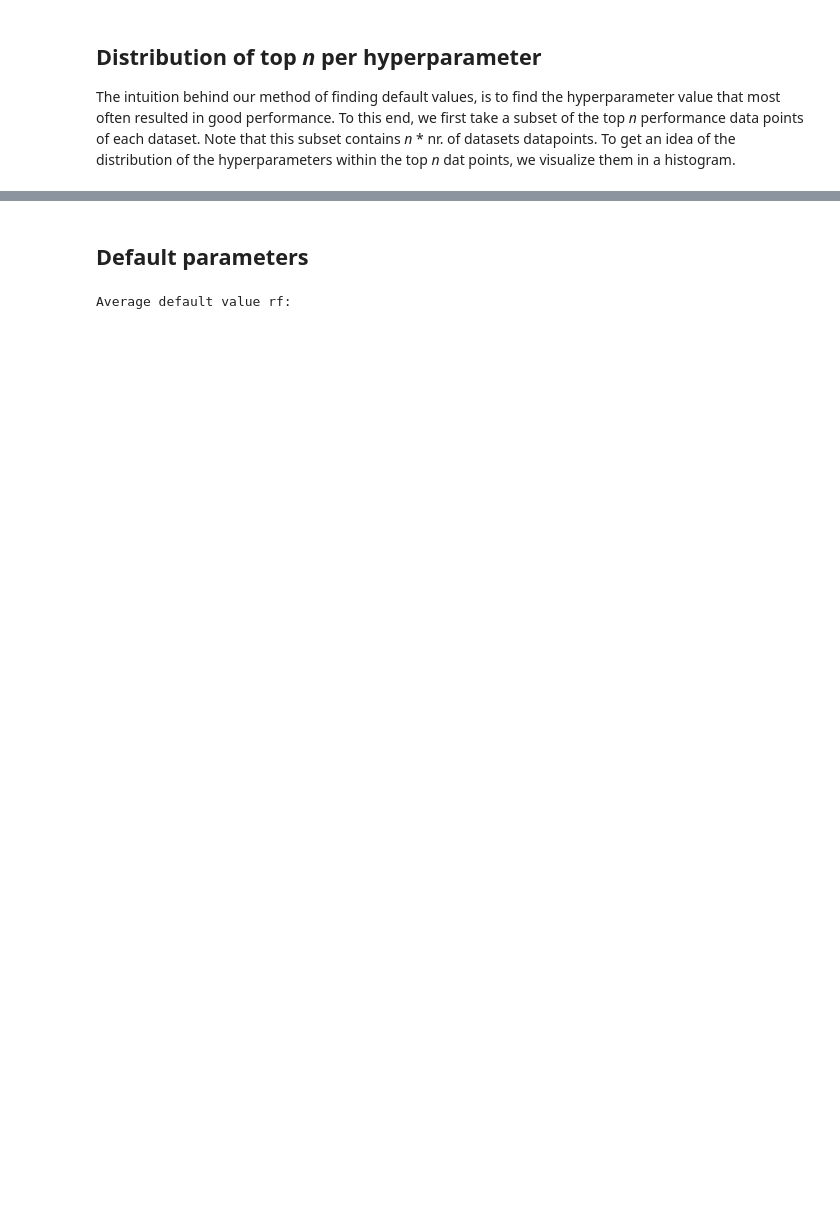
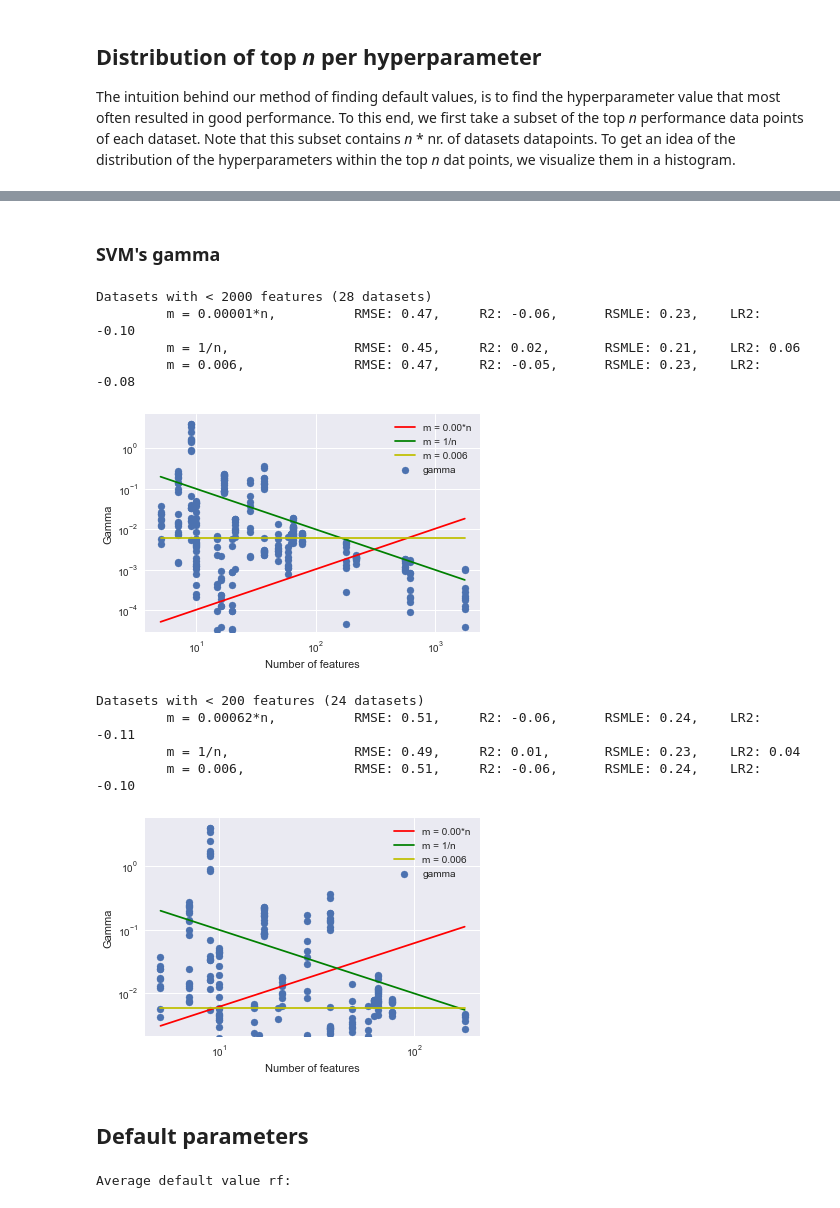
Before and after one commit to harel-coffee/hyperimp-auto, a Jupyter notebook: analysis experiment 1.ipynb, the cells around one changed output, grey strips where cells are left out. Drawn from its saved outputs; the diff is of its cells as text; code cells hidden in the pictures; blank space fills up the shorter version.

```diff
--- a/analysis experiment 1.ipynb
+++ b/analysis experiment 1.ipynb
@@ -84,3 +201,49 @@ if grid:
+# %% [markdown]
+### SVM's gamma
+# %%
+svm_topn = dfs[1]
+
+for filter_val in [2000, 200]:
+    svm_topn_f = svm_topn[svm_topn['NumberOfFeatures'] < filter_val]
+
+    print("Datasets with < %s features (%s datasets)" % (filter_val, len(svm_topn_f['task_id'].unique())))
+    x = svm_topn_f['NumberOfFeatures']
+    y = svm_topn_f['gamma']
+    plt.scatter(x,y)
+    for func in [func1, func4, func5]:
+        popt, pcov = curve_fit(func, x, y)
+        rmse, r_squared = evaluate(x, y, popt)
+        rmsle, r_squared_log = evaluate_log(x, y, popt)
+        x_plot = np.linspace(int(min(x)), int(max(x)), 100)
+        if func == func1:
+            print('\t m = %.5f*n,\t \t RMSE: %.2f, \t R2: %.2f, \t RSMLE: %.2f, \t LR2: %.2f'%
+                  (popt[0], rmse, r_squared, rmsle, r_squared_log))
+            plt.plot(x_plot, func(x_plot, popt[0]), label = 'm = %.2f*n' %popt[0], c='r')
+        elif func == func4:
+            print('\t m = 1/n,\t \t RMSE: %.2f, \t R2: %.2f, \t RSMLE: %.2f, \t LR2: %.2f'%
+                  (rmse, r_squared, rmsle, r_squared_log))
+            plt.plot(x_plot, func(x_plot, popt[0]), label = 'm = 1/n', c='g')
+        elif func == func5:
+            print('\t m = 0.006,\t \t RMSE: %.2f, \t R2: %.2f, \t RSMLE: %.2f, \t LR2: %.2f'%
+                  (rmse, r_squared, rmsle, r_squared_log))
+            plt.plot(x_plot, len(x_plot)*[0.006], label = 'm = 0.006', c='y')
+    plt.xscale('log')
+    plt.yscale('log')
+    plt.xlabel('Number of features')
+    plt.ylabel('Gamma')
+    plt.legend()
+    plt.show()
+# %% [output]
+Datasets with < 2000 features (28 datasets)
+         m = 0.00001*n,          RMSE: 0.47,     R2: -0.06,      RSMLE: 0.23,    LR2: -0.10
+         m = 1/n,                RMSE: 0.45,     R2: 0.02,       RSMLE: 0.21,    LR2: 0.06
+         m = 0.006,              RMSE: 0.47,     R2: -0.05,      RSMLE: 0.23,    LR2: -0.08
+[figure, added]
+Datasets with < 200 features (24 datasets)
+         m = 0.00062*n,          RMSE: 0.51,     R2: -0.06,      RSMLE: 0.24,    LR2: -0.11
+         m = 1/n,                RMSE: 0.49,     R2: 0.01,       RSMLE: 0.23,    LR2: 0.04
+         m = 0.006,              RMSE: 0.51,     R2: -0.06,      RSMLE: 0.24,    LR2: -0.10
+[figure, added]
 # %% [markdown]
 ## Default parameters
 # %%
```
Also changed, not shown: parts of 10 cells of this notebook, 12 other files.
